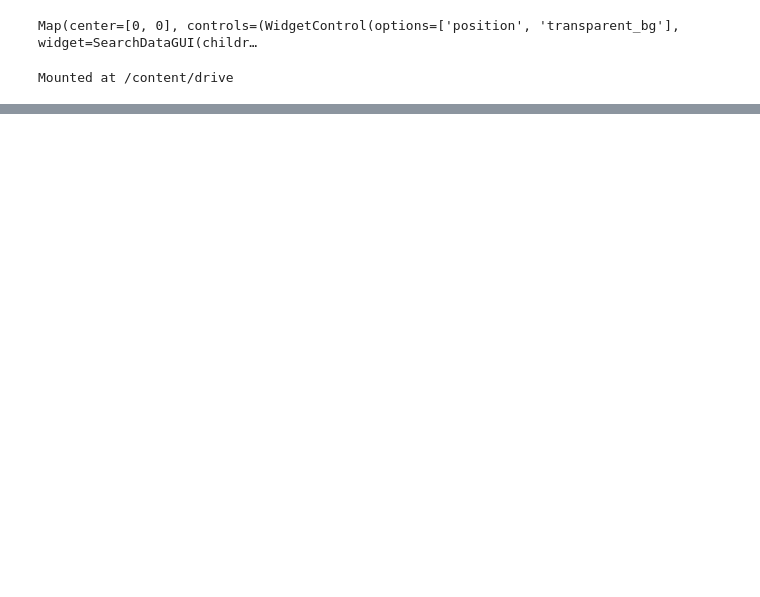
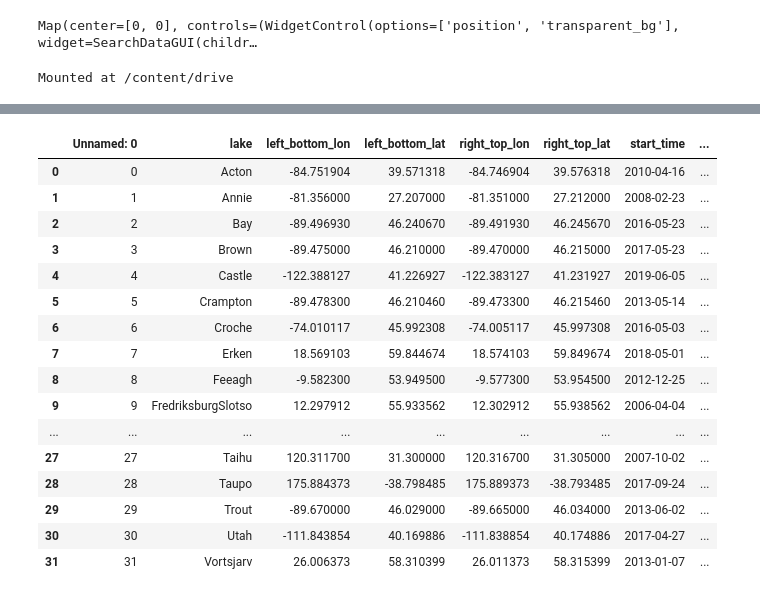
Before and after one commit to shijiarui-rs/colab_sjr_rs_w, a Jupyter notebook: CUBO_TEST_DEMO.ipynb, the cells around one changed output, grey strips where cells are left out. Cells and saved outputs as stored; diff of their text form; code cells hidden in the pictures; blank space fills up the shorter version.

```diff
--- a/CUBO_TEST_DEMO.ipynb
+++ b/CUBO_TEST_DEMO.ipynb
@@ -69,0 +71,23 @@ import ee
+# %%
+#筛选SA_ha大于10的lake
+lake_meta_10km = lake_meta[lake_meta['SA_ha']>10]
+lake_meta_time = pd.read_csv('./drive/MyDrive/32_lake_meta_10km.csv',sep = ',')
+lake_meta_time
+# %% [output]
+|  | Unnamed: 0 | lake | left_bottom_lon | left_bottom_lat | right_top_lon | right_top_lat | start_time | ... |
+| 0 | 0 | Acton | -84.751904 | 39.571318 | -84.746904 | 39.576318 | 2010-04-16 | ... |
+| 1 | 1 | Annie | -81.356000 | 27.207000 | -81.351000 | 27.212000 | 2008-02-23 | ... |
+| 2 | 2 | Bay | -89.496930 | 46.240670 | -89.491930 | 46.245670 | 2016-05-23 | ... |
+| 3 | 3 | Brown | -89.475000 | 46.210000 | -89.470000 | 46.215000 | 2017-05-23 | ... |
+| 4 | 4 | Castle | -122.388127 | 41.226927 | -122.383127 | 41.231927 | 2019-06-05 | ... |
+| 5 | 5 | Crampton | -89.478300 | 46.210460 | -89.473300 | 46.215460 | 2013-05-14 | ... |
+| 6 | 6 | Croche | -74.010117 | 45.992308 | -74.005117 | 45.997308 | 2016-05-03 | ... |
+| 7 | 7 | Erken | 18.569103 | 59.844674 | 18.574103 | 59.849674 | 2018-05-01 | ... |
+| 8 | 8 | Feeagh | -9.582300 | 53.949500 | -9.577300 | 53.954500 | 2012-12-25 | ... |
+| 9 | 9 | FredriksburgSlotso | 12.297912 | 55.933562 | 12.302912 | 55.938562 | 2006-04-04 | ... |
+| ... | ... | ... | ... | ... | ... | ... | ... | ... |
+| 27 | 27 | Taihu | 120.311700 | 31.300000 | 120.316700 | 31.305000 | 2007-10-02 | ... |
+| 28 | 28 | Taupo | 175.884373 | -38.798485 | 175.889373 | -38.793485 | 2017-09-24 | ... |
+| 29 | 29 | Trout | -89.670000 | 46.029000 | -89.665000 | 46.034000 | 2013-06-02 | ... |
+| 30 | 30 | Utah | -111.843854 | 40.169886 | -111.838854 | 40.174886 | 2017-04-27 | ... |
+| 31 | 31 | Vortsjarv | 26.006373 | 58.310399 | 26.011373 | 58.315399 | 2013-01-07 | ... |
```
Also changed, not shown: parts of 20 cells of this notebook.
